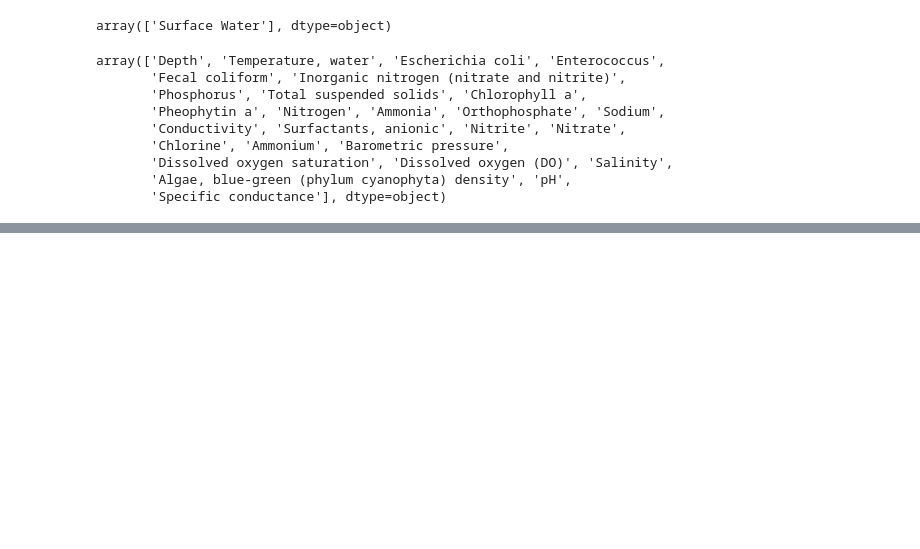
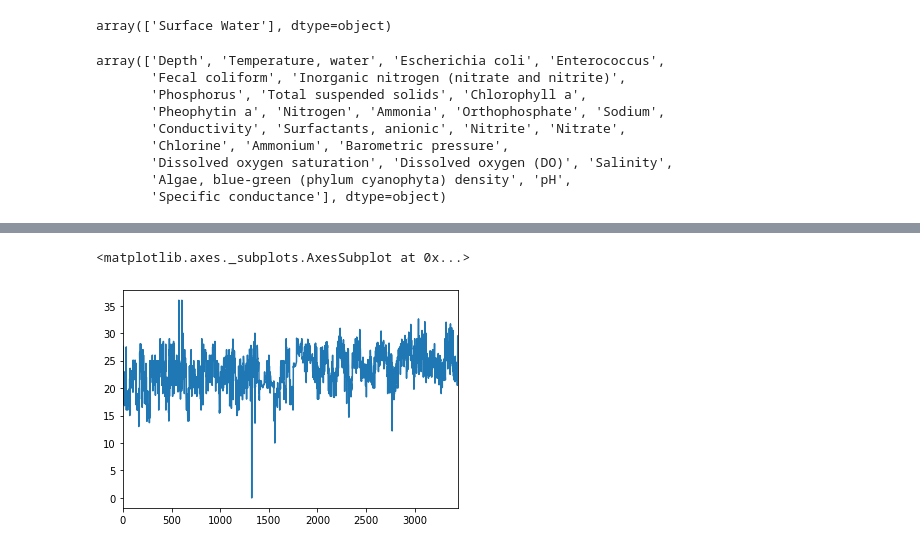
Before and after one commit to codeforboston/safe-water, a Jupyter notebook: projects/crwa/notebooks/lstaples-eda.ipynb, the cells around one changed output, grey strips where cells are left out. Cells and saved outputs as stored; diff of their text form; code cells hidden in the pictures; blank space fills up the shorter version.

```diff
--- a/projects/crwa/notebooks/lstaples-eda.ipynb
+++ b/projects/crwa/notebooks/lstaples-eda.ipynb
@@ -205,5 +187,8 @@ ax.set_title("")
 # %%
 # plotting temperature results (summer only) values:
 # reset index is necessary to make the index go from 0 to (length-1)
-res_plot = ( results_temperature_summer.sort_values(by=['Date_Collected','Time_Collected']) )['Reporting_Result']
+res_plot = ( results_temperature_summer.sort_values(by=['Date_Collected_Time_Collected']) )['Reporting_Result']
 res_plot.reset_index(drop=True).plot()
+# %% [output]
+<matplotlib.axes._subplots.AxesSubplot at 0x...>
+[figure, added]
```
Also changed, not shown: parts of 30 cells of this notebook.
